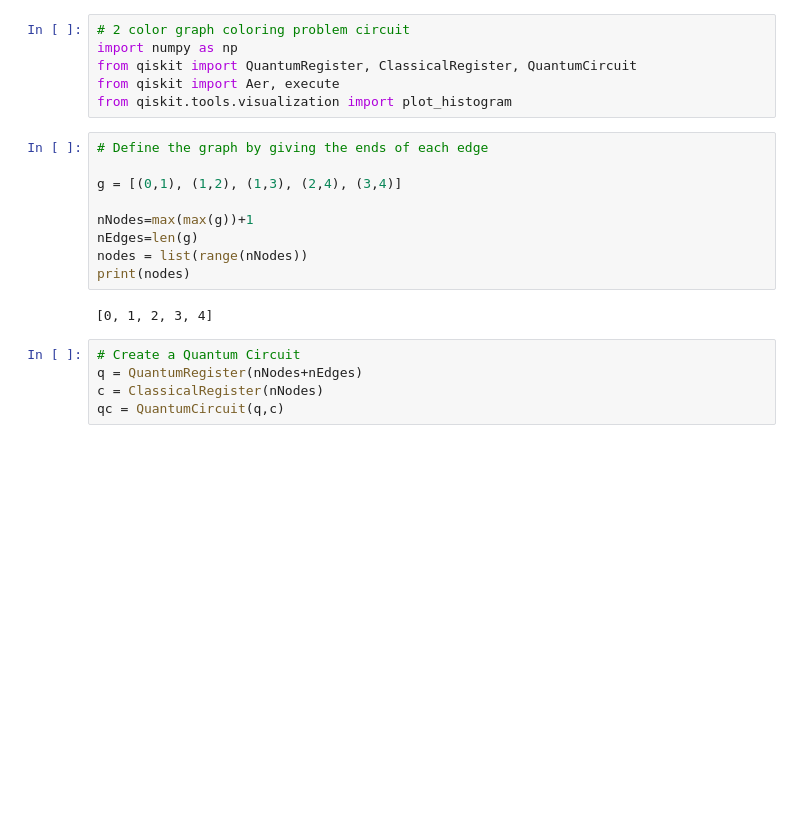
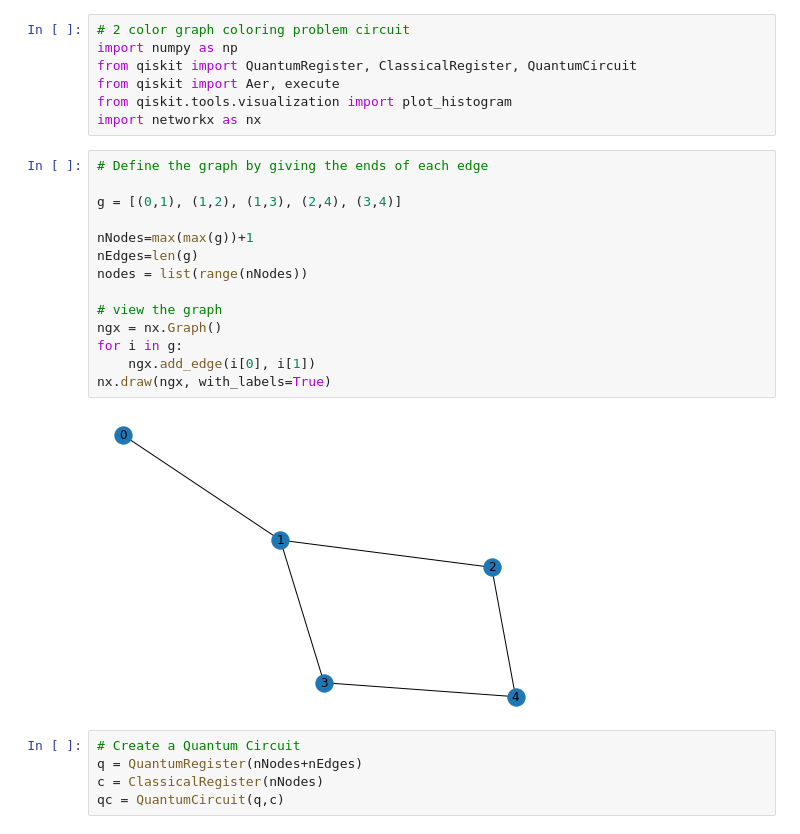
Before and after one commit to carlklier/CombinatorialOptimizationGraphColoring, a Jupyter notebook: code/2-coloring.ipynb, the cells around one changed output. Saved outputs shown, nothing was run; the diff lists cells and outputs as text; blank space fills up the shorter version.

```diff
--- a/code/2-coloring.ipynb
+++ b/code/2-coloring.ipynb
@@ -4,17 +4,23 @@ import numpy as np
 from qiskit import QuantumRegister, ClassicalRegister, QuantumCircuit
 from qiskit import Aer, execute
 from qiskit.tools.visualization import plot_histogram
+import networkx as nx
 # %%
 # Define the graph by giving the ends of each edge
 
 g = [(0,1), (1,2), (1,3), (2,4), (3,4)]
 
 nNodes=max(max(g))+1
 nEdges=len(g)
 nodes = list(range(nNodes))
-print(nodes)
+
+# view the graph
+ngx = nx.Graph()
+for i in g:
+    ngx.add_edge(i[0], i[1])
+nx.draw(ngx, with_labels=True)
 # %% [output]
-[0, 1, 2, 3, 4]
+[figure, added]
 # %%
 # Create a Quantum Circuit
 q = QuantumRegister(nNodes+nEdges)
```
Also changed, not shown: parts of 4 cells of this notebook.
